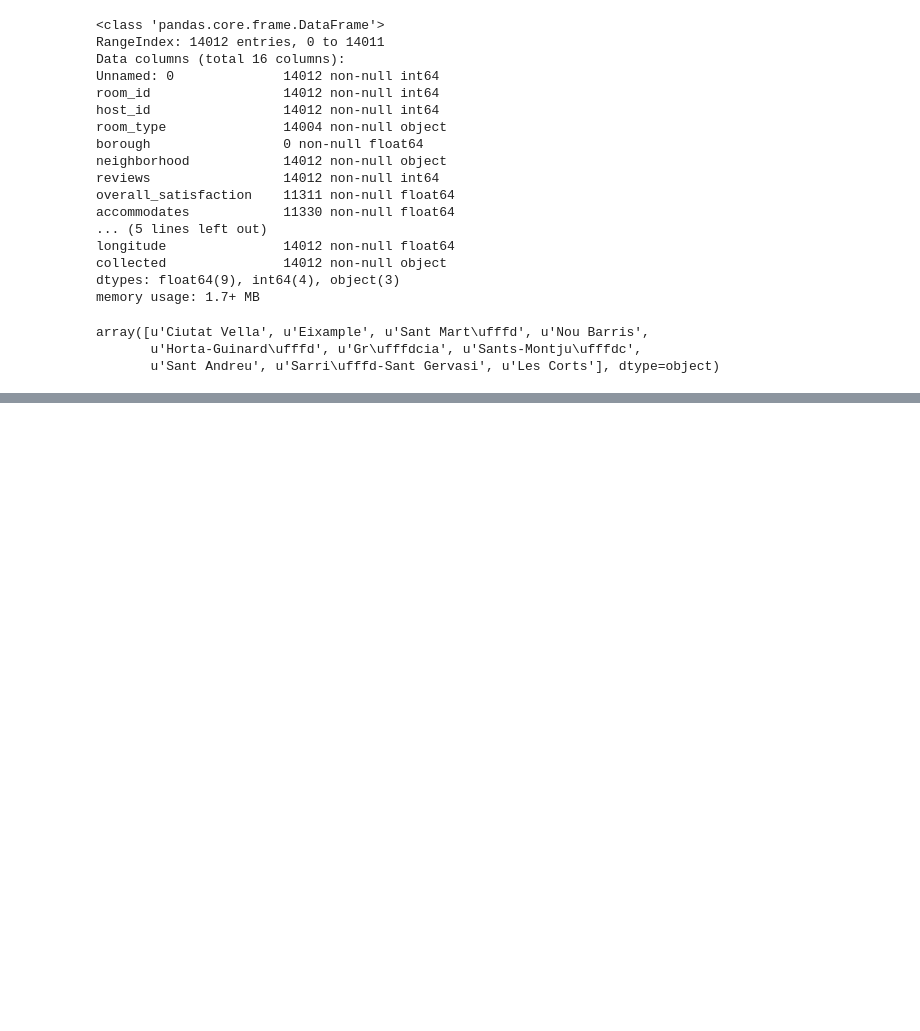
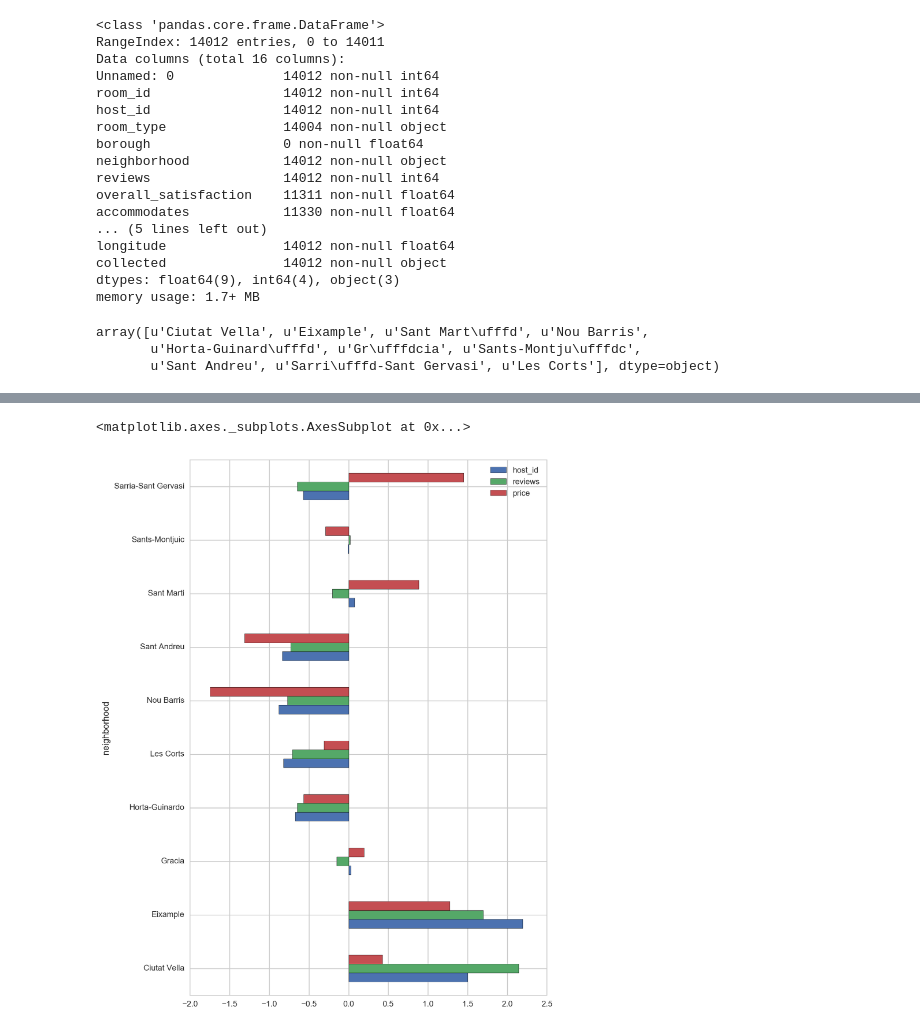
Before and after one commit to Jyojha/DS_Projects, a Jupyter notebook: Airbnb_Data_Munging_Barcelona.ipynb, the cells around one changed output, grey strips where cells are left out. Drawn from its saved outputs; the diff is of its cells as text; code cells hidden in the pictures; blank space fills up the shorter version.

```diff
--- a/Airbnb_Data_Munging_Barcelona.ipynb
+++ b/Airbnb_Data_Munging_Barcelona.ipynb
@@ -43,0 +92,4 @@ array([u'Ciutat Vella', u'Eixample', u'Sant Mart\ufffd', u'Nou Barris',
+# %%
+df1.sort_values('neighborhood',inplace=True)
+# %%
+df1 = df1.reset_index()
@@ -43,0 +110,8 @@ array([u'Ciutat Vella', u'Eixample', u'Sant Mart\ufffd', u'Nou Barris',
+# %%
+def standardize(S):
+    scaler = preprocessing.StandardScaler().fit(S)
+    return scaler.transform(S)
+# %%
+df1.host_id = standardize(df1.host_id)
+df1.reviews = standardize(df1.reviews)
+df1.price = standardize(df1.price)
@@ -43,0 +132,5 @@ array([u'Ciutat Vella', u'Eixample', u'Sant Mart\ufffd', u'Nou Barris',
+# %%
+df1.plot(x = 'neighborhood', y = ['host_id','reviews','price'], kind ='barh', figsize =(8, 12))
+# %% [output]
+<matplotlib.axes._subplots.AxesSubplot at 0x...>
+[figure, added]
```
Also changed, not shown: parts of 90 cells of this notebook.
